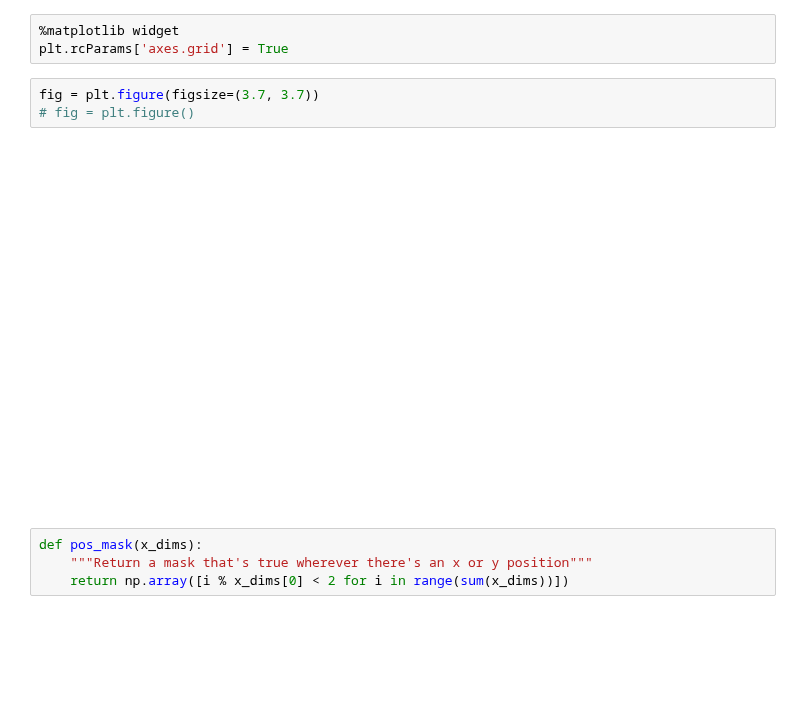
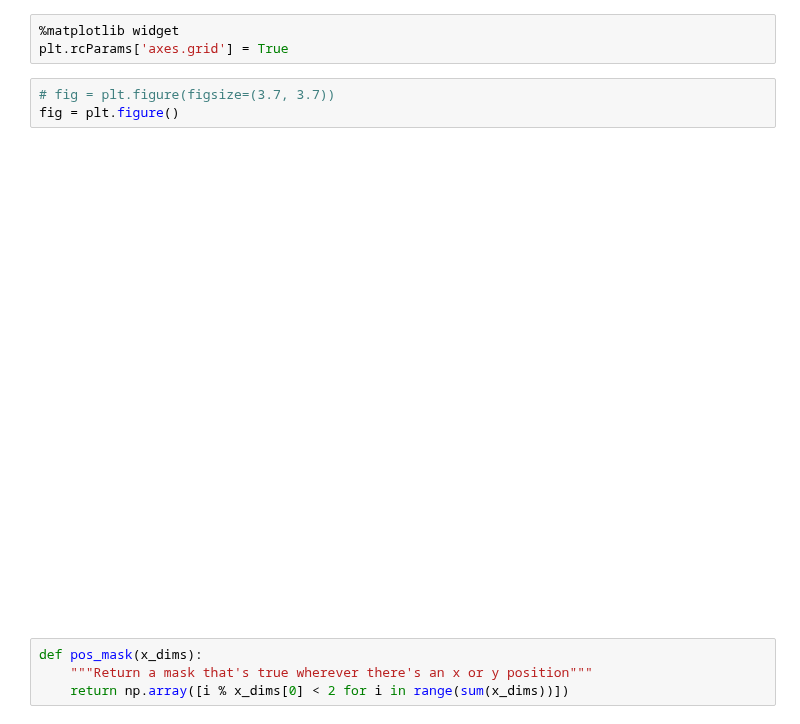
Before and after one commit to labicon/dp-ilqr, a Jupyter notebook: notebooks/main.ipynb, the cells around one changed output. Saved outputs shown, nothing was run; the diff lists cells and outputs as text; blank space fills up the shorter version.

```diff
--- a/notebooks/main.ipynb
+++ b/notebooks/main.ipynb
@@ -32,10 +29,10 @@ The autoreload extension is already loaded. To reload it, use:
 %matplotlib widget
 plt.rcParams['axes.grid'] = True
 # %%
-fig = plt.figure(figsize=(3.7, 3.7))
-# fig = plt.figure()
+# fig = plt.figure(figsize=(3.7, 3.7))
+fig = plt.figure()
 # %% [output]
-[figure, old version]
+[figure, new version]
 # %%
 def pos_mask(x_dims):
     """Return a mask that's true wherever there's an x or y position"""
```
Also changed, not shown: parts of 11 cells of this notebook, 1 other file.
